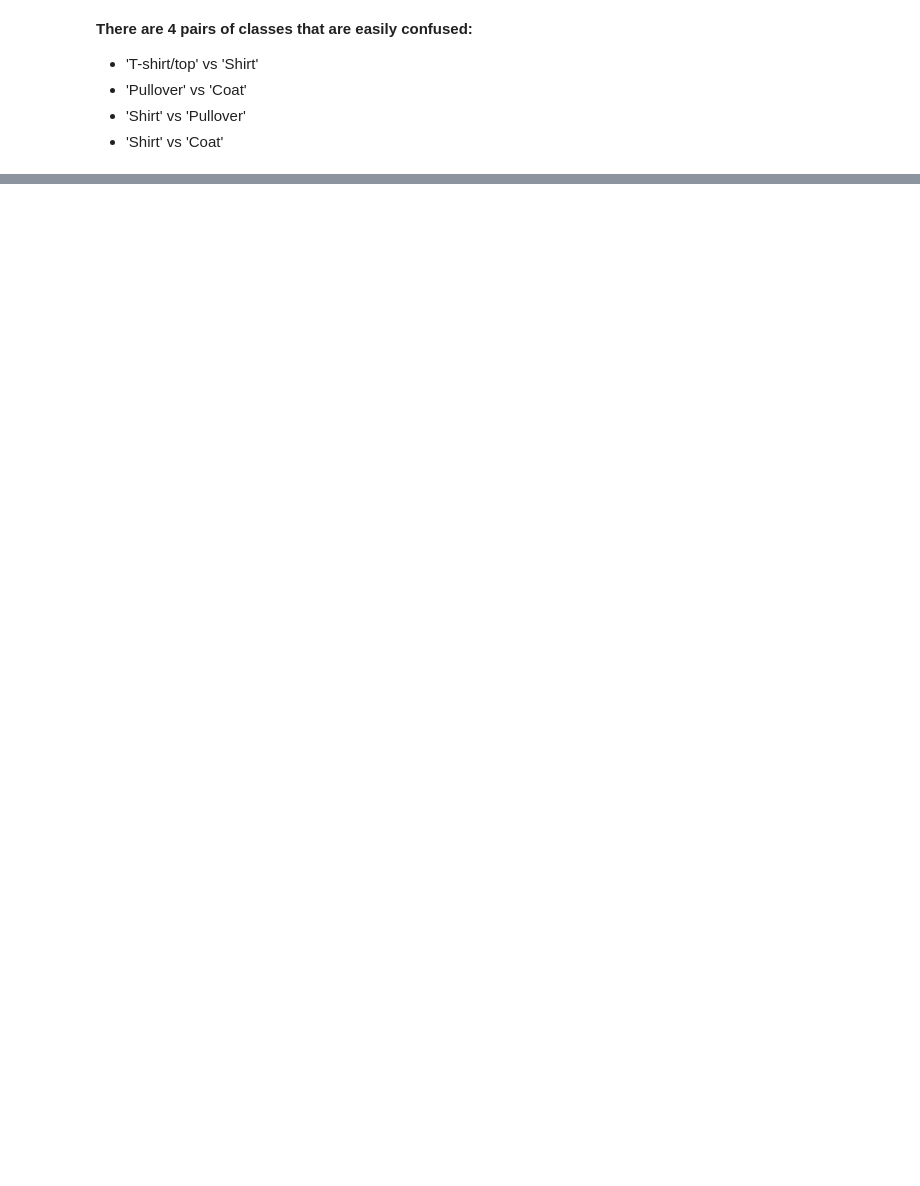
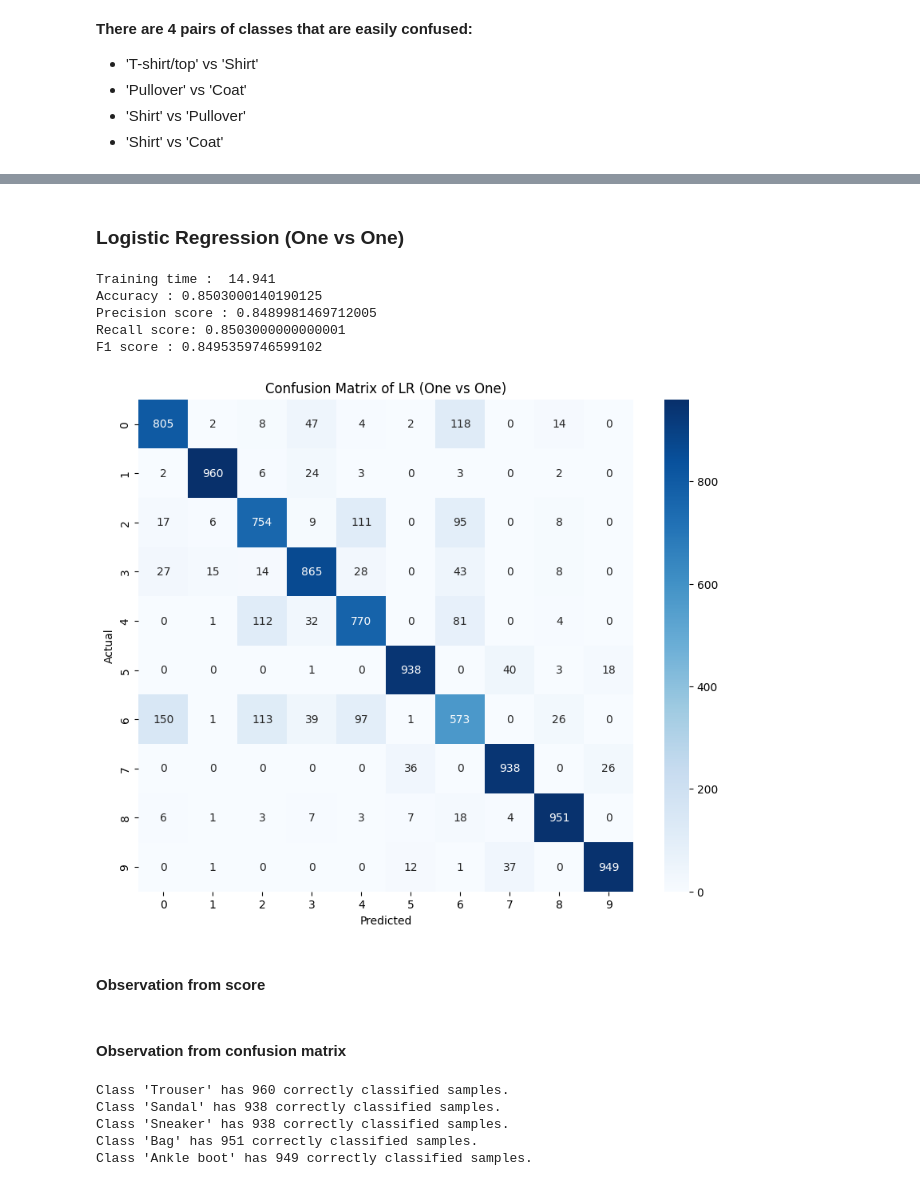
Before and after one commit to LeeTunMT/Team_Lab1_PR, a Jupyter notebook: model.ipynb, the cells around one changed output, grey strips where cells are left out. Cells and saved outputs as stored; diff of their text form; code cells hidden in the pictures; blank space fills up the shorter version.

```diff
--- a/model.ipynb
+++ b/model.ipynb
@@ -316,0 +433,58 @@ Actual class 'Shirt' misclassified as 'Coat': 101 samples
+# %% [markdown]
+### Logistic Regression (One vs One)
+# %%
+ovo_model=OneVsOneClassifier(cuMLLogisticRegression(max_iter=3000))
+
+
+start=time.time()
+ovo_model.fit(train_images, train_labels)
+ovo_training_time =time.time()-start
+
+preds =ovo_model.predict(test_images)
+pred_ovo = preds
+
+ovo_accuracy = accuracy_score(test_labels,preds)
+ovo_precision = precision_score(cp.asnumpy(test_labels), cp.asnumpy(preds), average='macro')
+ovo_recall = recall_score(cp.asnumpy(test_labels), cp.asnumpy(preds), average='macro')
+ovo_f1_score = f1_score(cp.asnumpy(test_labels), cp.asnumpy(preds), average='macro')
+
+
+print(f"Training time : {ovo_training_time : .3f}")
+print(f"Accuracy : {ovo_accuracy}")
+print(f"Precision score : {ovo_precision:} " )
+print(f"Recall score: {ovo_recall}")
+print(f"F1 score : {ovo_f1_score} ")
+
+# Confusion matrix
+ovo_conf_matrix = confusion_matrix(test_labels.astype('int32'),preds)
+ovo_conf_matrix = cp.asnumpy(ovo_conf_matrix)
+
+plt.figure(figsize=(10, 8))
+sns.heatmap(ovo_conf_matrix, annot=True, fmt='d', cmap='Blues')
+plt.xlabel('Predicted')
+plt.ylabel('Actual')
+plt.title('Confusion Matrix of LR (One vs One)')
+plt.show()
+# %% [output]
+Training time :  14.941
+Accuracy : 0.8503000140190125
+Precision score : 0.8489981469712005
+Recall score: 0.8503000000000001
+F1 score : 0.8495359746599102
+[figure, added]
+# %% [markdown]
+#### Observation from score
+# %% [markdown]
+#### **Observation from confusion matrix**
+# %%
+# Filter and print classes with correctly classified samples >= 900
+for class_idx in range(ovo_conf_matrix.shape[0]):
+    correct_predictions = ovo_conf_matrix[class_idx, class_idx]
+    if correct_predictions >= 900:
+        print(f"Class '{class_names[class_idx]}' has {correct_predictions} correctly classified samples.")
+# %% [output]
+Class 'Trouser' has 960 correctly classified samples.
+Class 'Sandal' has 938 correctly classified samples.
+Class 'Sneaker' has 938 correctly classified samples.
+Class 'Bag' has 951 correctly classified samples.
+Class 'Ankle boot' has 949 correctly classified samples.
```
Also changed, not shown: parts of 77 cells of this notebook.
